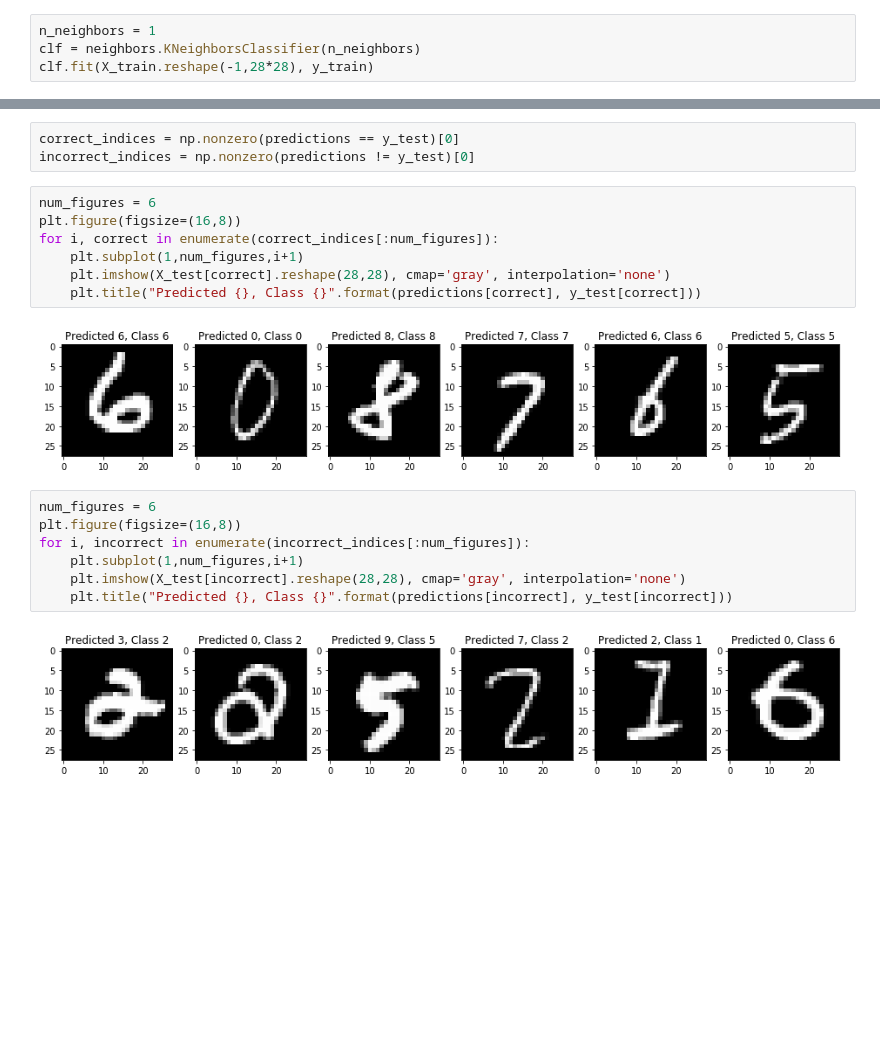
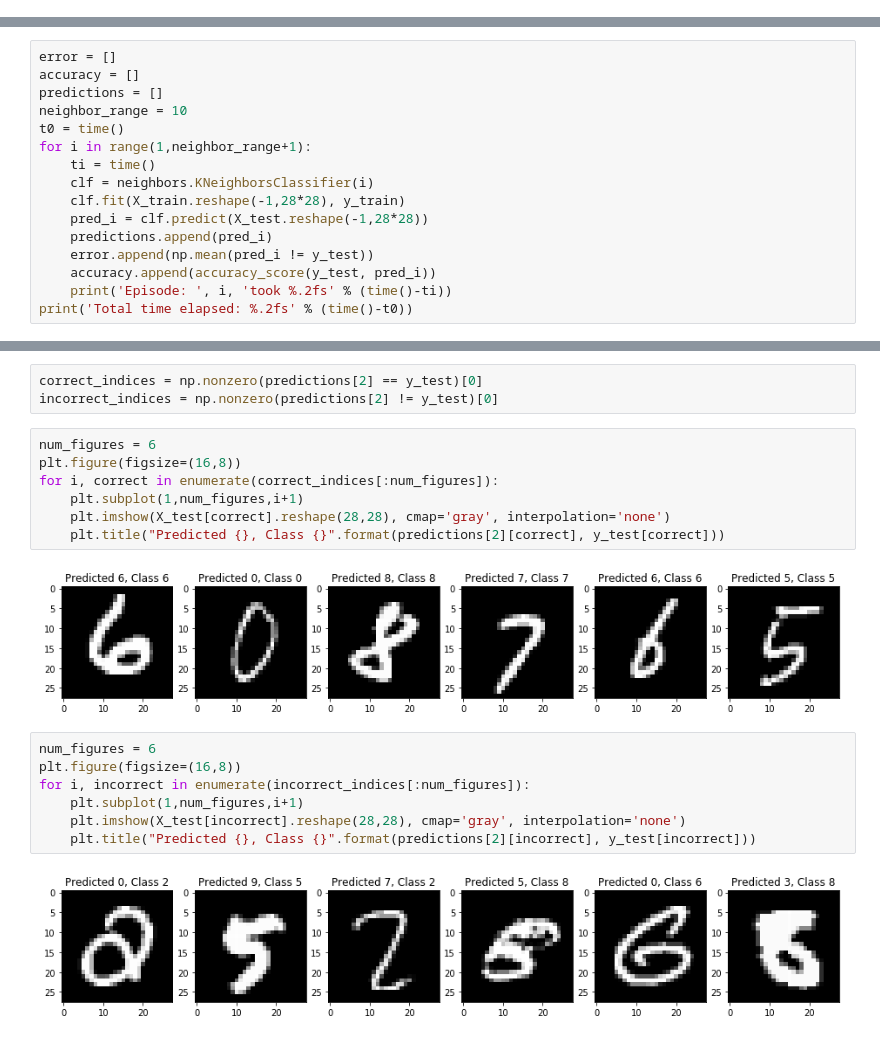
Before and after one commit to diggerdata/MNIST_TSN, a Jupyter notebook: k-Nearest Neighbors.ipynb, the cells around one changed output, grey strips where cells are left out. Cells and saved outputs as stored; diff of their text form; blank space fills up the shorter version.

```diff
--- a/k-Nearest Neighbors.ipynb
+++ b/k-Nearest Neighbors.ipynb
@@ -44,7 +46,3 @@ print("Testing matrix shape", X_test.shape)
 Training matrix shape (3900, 784)
 Validation matrix shape (975, 784)
 Testing matrix shape (1625, 784)
-# %%
-n_neighbors = 1
-clf = neighbors.KNeighborsClassifier(n_neighbors)
-clf.fit(X_train.reshape(-1,28*28), y_train)
@@ -64,0 +52,16 @@ Predicted 1625 digits with accuracy: 0.9403076923076923
+# %%
+error = []
+accuracy = []
+predictions = []
+neighbor_range = 10
+t0 = time()
+for i in range(1,neighbor_range+1):
+    ti = time()
+    clf = neighbors.KNeighborsClassifier(i)
+    clf.fit(X_train.reshape(-1,28*28), y_train)
+    pred_i = clf.predict(X_test.reshape(-1,28*28))
+    predictions.append(pred_i)
+    error.append(np.mean(pred_i != y_test))
+    accuracy.append(accuracy_score(y_test, pred_i))
+    print('Episode: ', i, 'took %.2fs' % (time()-ti))
+print('Total time elapsed: %.2fs' % (time()-t0))
@@ -65,21 +97,21 @@ Predicted 1625 digits with accuracy: 0.9403076923076923
 # %%
-correct_indices = np.nonzero(predictions == y_test)[0]
-incorrect_indices = np.nonzero(predictions != y_test)[0]
+correct_indices = np.nonzero(predictions[2] == y_test)[0]
+incorrect_indices = np.nonzero(predictions[2] != y_test)[0]
 # %%
 num_figures = 6
 plt.figure(figsize=(16,8))
 for i, correct in enumerate(correct_indices[:num_figures]):
     plt.subplot(1,num_figures,i+1)
     plt.imshow(X_test[correct].reshape(28,28), cmap='gray', interpolation='none')
-    plt.title("Predicted {}, Class {}".format(predictions[correct], y_test[correct]))
+    plt.title("Predicted {}, Class {}".format(predictions[2][correct], y_test[correct]))
 # %% [output]
 [figure]
 # %%
 num_figures = 6
 plt.figure(figsize=(16,8))
 for i, incorrect in enumerate(incorrect_indices[:num_figures]):
     plt.subplot(1,num_figures,i+1)
     plt.imshow(X_test[incorrect].reshape(28,28), cmap='gray', interpolation='none')
-    plt.title("Predicted {}, Class {}".format(predictions[incorrect], y_test[incorrect]))
+    plt.title("Predicted {}, Class {}".format(predictions[2][incorrect], y_test[incorrect]))
 # %% [output]
-[figure, old version]
+[figure, new version]
```
Also changed, not shown: parts of 8 cells of this notebook, 2 other files.
